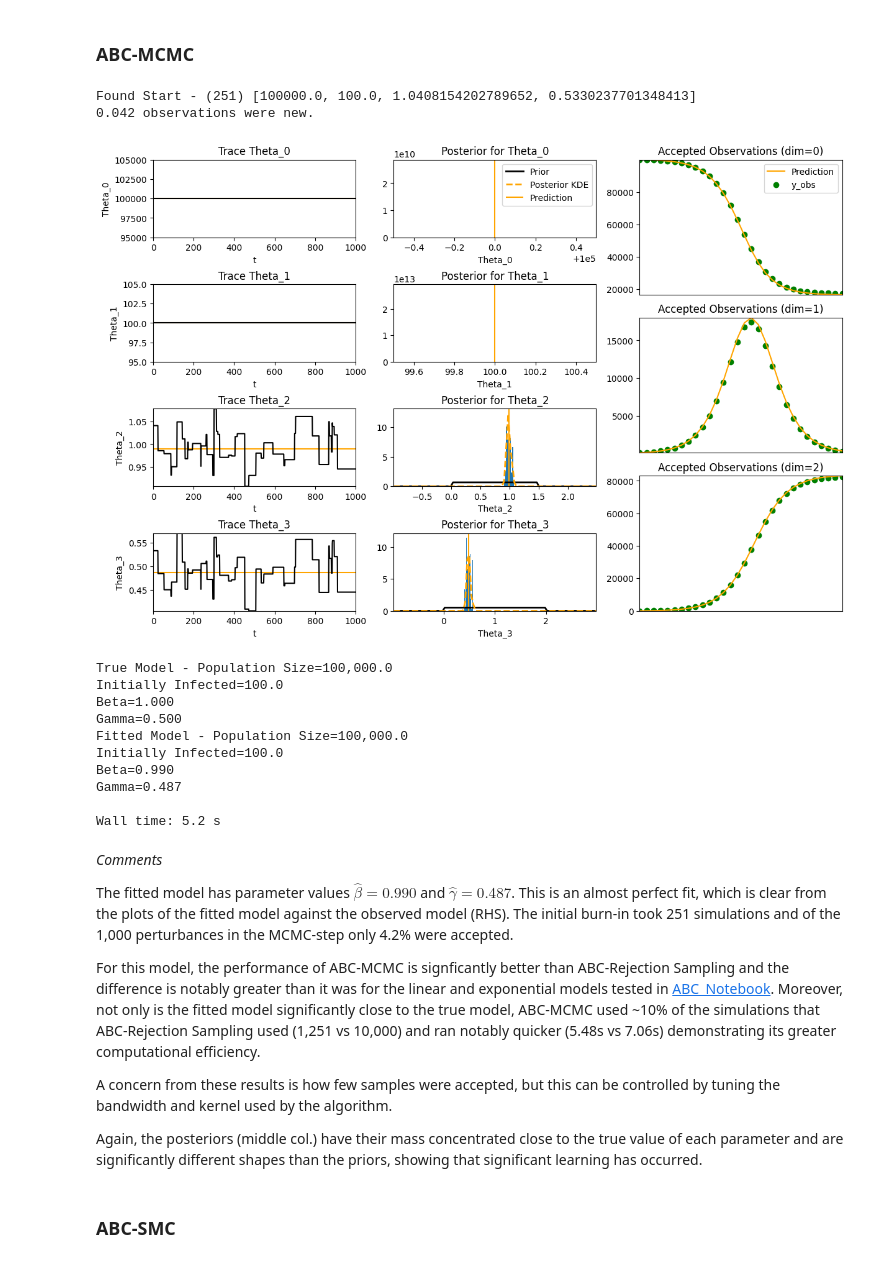
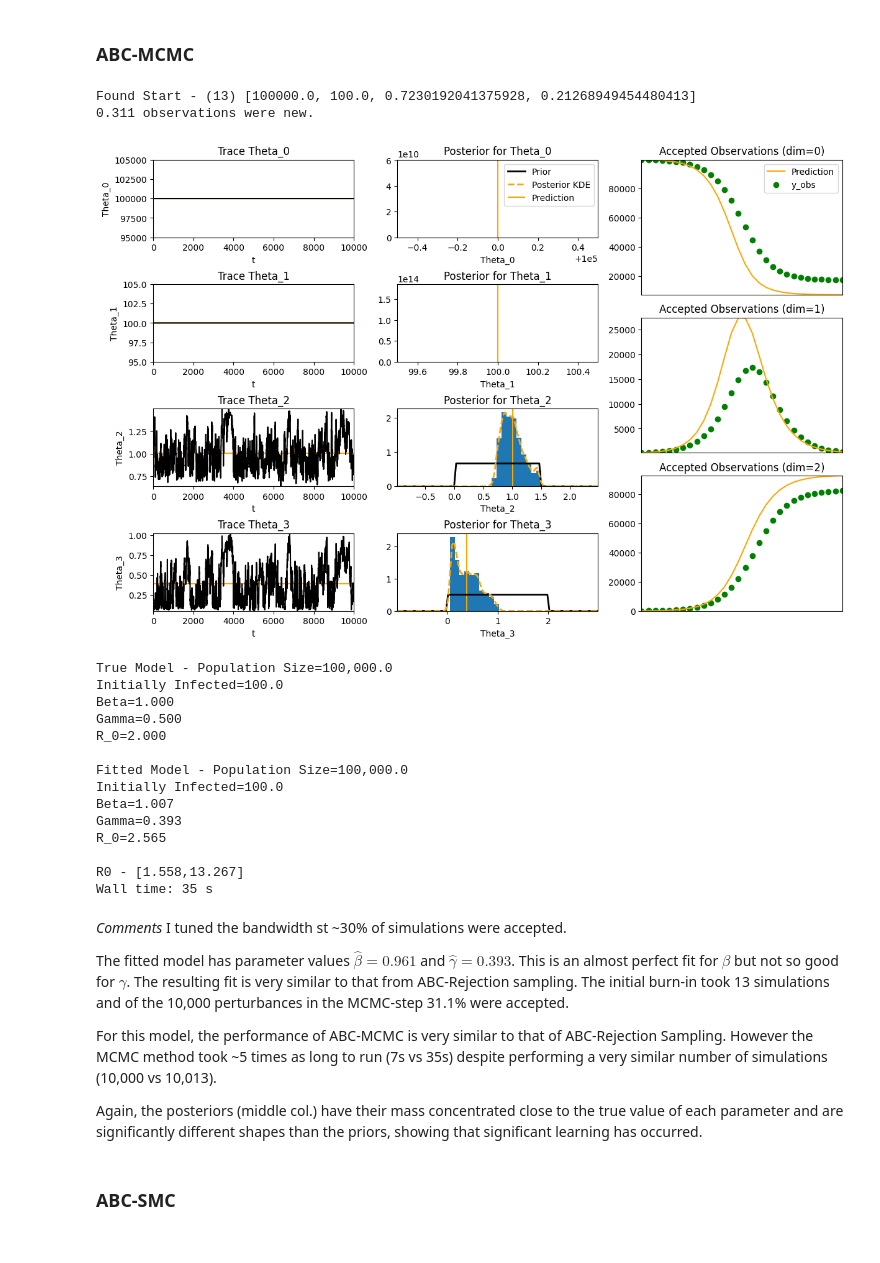
Before and after one commit to dajhutchinson/bayesian-modelling-of-epidemic-events, a Jupyter notebook: Code/SIR_Notebook.ipynb, the cells around one changed output. Drawn from its saved outputs; the diff is of its cells as text; code cells hidden in the pictures.

```diff
--- a/Code/SIR_Notebook.ipynb
+++ b/Code/SIR_Notebook.ipynb
@@ -198,7 +199,8 @@ class SIRModel(Model):
         printing_str="Population Size={:,.1f}\n".format(self.population_size)
         printing_str+="Initially Infected={:,.1f}\n".format(self.initially_infected)
         printing_str+="Beta={:.3f}\n".format(self.beta)
-        printing_str+="Gamma={:.3f}".format(self.gamma)
+        printing_str+="Gamma={:.3f}\n".format(self.gamma)
+        printing_str+="R_0={:.3f}".format(self.beta/self.gamma)
 
         return printing_str
 # %% [markdown]
@@ -232,3 +234,12 @@ Extensions
+# %%
+def estimate_r0(accepted_params,interval_width=.9):
+    if (interval_width<=0) or (interval_width>=1): raise ValueError("`interval_width` must be in (0,1)")
+    r0s=[beta/gamma for [_,_,beta,gamma] in accepted_params]
+
+    lower_bound=(1-interval_width)/2
+    upper_bound=1-lower_bound
+
+    return np.quantile(r0s,lower_bound),np.quantile(r0s,upper_bound)
 # %% [markdown]
 ## SIR and ABC
 # %% [markdown]
@@ -298,36 +316,43 @@ The posteriors for $\beta,\gamma$ ($\theta_2,\theta_3$ respectively) do show tha
 # %%
 %%time
 # ABC-MCMC
 np.random.seed(16111998) # Fix random seed
 sir_priors=[stats.uniform(100000,0),stats.uniform(100,0),stats.uniform(0,1.5),stats.uniform(0,2)]
 perturbance_kernels = [lambda x:x]*2 + [lambda x:x+stats.norm(0,.1).rvs(1)[0]]*2
 
-fitted_model=ABC.abc_mcmc(n_obs=30,y_obs=sir_model.observe(),fitting_model=sir_model.copy([1,1,1,1]),priors=sir_priors,
-    chain_length=1000,perturbance_kernels=perturbance_kernels,acceptance_kernel=ABC.gaussian_kernel,scaling_factor=20000)
-print("True Model - {}".format(sir_model))
+fitted_model,accepted_params=ABC.abc_mcmc(n_obs=30,y_obs=sir_model.observe(),fitting_model=sir_model.copy([1,1,1,1]),priors=sir_priors,
+    chain_length=10000,perturbance_kernels=perturbance_kernels,acceptance_kernel=ABC.gaussian_kernel,scaling_factor=100000)
+print("True Model - {}\n".format(sir_model))
 print("Fitted Model - {}\n".format(fitted_model))
+
+# 90% CI for R0 value
+r0_estimate=estimate_r0(accepted_params)
+print("R0 - [{:.3f},{:.3f}]".format(r0_estimate[0],r0_estimate[1]))
 # %% [output]
-Found Start - (251) [100000.0, 100.0, 1.0408154202789652, 0.5330237701348413]
-0.042 observations were new.
+Found Start - (13) [100000.0, 100.0, 0.7230192041375928, 0.21268949454480413]
+0.311 observations were new.
-[figure, old version]
+[figure, new version]
 True Model - Population Size=100,000.0
 Initially Infected=100.0
 Beta=1.000
 Gamma=0.500
+R_0=2.000
+
 Fitted Model - Population Size=100,000.0
 Initially Infected=100.0
-Beta=0.990
-Gamma=0.487
+Beta=1.007
+Gamma=0.393
+R_0=2.565
 
-Wall time: 5.2 s
+R0 - [1.558,13.267]
+Wall time: 35 s
 # %% [markdown]
 *Comments*
+I tuned the bandwidth st ~30% of simulations were accepted.
 
-The fitted model has parameter values $\hat\beta=0.990$ and $\hat\gamma=0.487$. This is an almost perfect fit, which is clear from the plots of the fitted model against the observed model (RHS). The initial burn-in took 251 simulations and of the 1,000 perturbances in the MCMC-step only 4.2% were accepted.
+The fitted model has parameter values $\hat\beta=0.961$ and $\hat\gamma=0.393$. This is an almost perfect fit for $\beta$ but not so good for $\gamma$. The resulting fit is very similar to that from ABC-Rejection sampling. The initial burn-in took 13 simulations and of the 10,000 perturbances in the MCMC-step 31.1% were accepted.
 
-For this model, the performance of ABC-MCMC is signficantly better than ABC-Rejection Sampling and the difference is notably greater than it was for the linear and exponential models tested in [ABC_Notebook](ABC_Notebook.ipynb). Moreover, not only is the fitted model significantly close to the true model, ABC-MCMC used ~10% of the simulations that ABC-Rejection Sampling used (1,251 vs 10,000) and ran notably quicker (5.48s vs 7.06s) demonstrating its greater computational efficiency.
-
-A concern from these results is how few samples were accepted, but this can be controlled by tuning the bandwidth and kernel used by the algorithm.
+For this model, the performance of ABC-MCMC is very similar to that of ABC-Rejection Sampling. However the MCMC method took ~5 times as long to run (7s vs 35s) despite performing a very similar number of simulations (10,000 vs 10,013).
 
 Again, the posteriors (middle col.) have their mass concentrated close to the true value of each parameter and are significantly different shapes than the priors, showing that significant learning has occurred.
 # %% [markdown]
```
Also changed, not shown: parts of 18 cells of this notebook, 4 other files.
